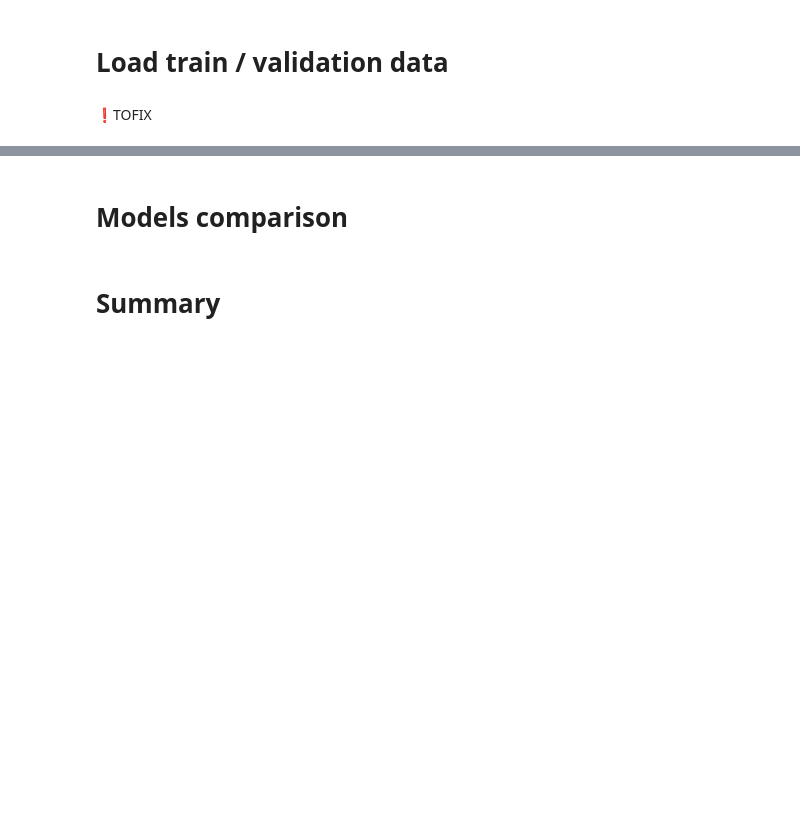
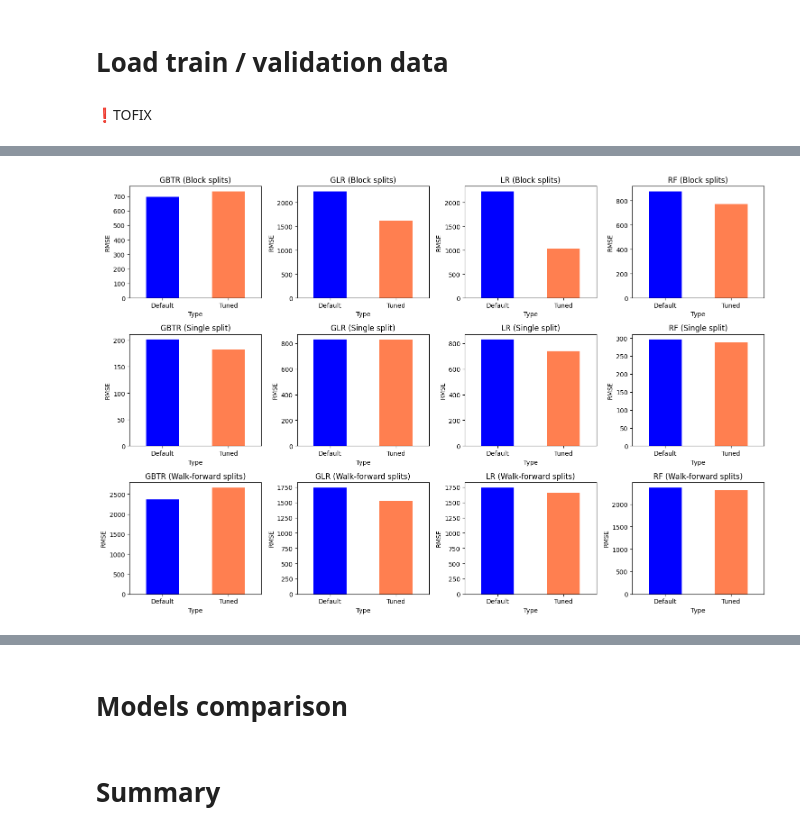
Before and after one commit to CorsiDanilo/bitcoin-price-prediction-with-pyspark, a Jupyter notebook: notebooks/6-final-scores.ipynb, the cells around one changed output, grey strips where cells are left out. Cells and saved outputs as stored; diff of their text form; code cells hidden in the pictures; blank space fills up the shorter version.

Commit message:
Let's display some plots :)

```diff
--- a/notebooks/6-final-scores.ipynb
+++ b/notebooks/6-final-scores.ipynb
@@ -18,7 +18,7 @@ Description: display of final scores and making predictions on the test set with
 # Global constants, dependencies, libraries and tools
 # %%
 # Main constants
-LOCAL_RUNNING = False
+LOCAL_RUNNING = True
 SLOW_OPERATIONS = True # Decide whether or not to use operations that might slow down notebook execution
 ROOT_DIR = "D:/Documents/Repository/BDC/project" if LOCAL_RUNNING else "/content/drive"
 # %%
@@ -194,0 +271,30 @@ train_valid_accuracy
+# %%
+#Plotting parameters
+colors = ['blue', 'coral']
+legend = ["Default", "Tuned"]
+
+# Mapping for type names
+type_mapping = {
+    "default_norm": "Default",
+    "default": "Default",
+    "cross_val": "Tuned",
+    "tuned": "Tuned",
+}
+# %%
+train_valid_results_copy['Type'] = train_valid_results_copy['Type'].replace(type_mapping)
+
+fig, axs = plt.subplots(3, 4, figsize=(15, 10))
+axs = axs.flatten()
+
+grouped = train_valid_results_copy.groupby(['Splitting', 'Model'])
+
+for ((splitting, model), group), ax in zip(grouped, axs):
+    bar_plot = group.plot.bar(x='Type', y='RMSE', ax=ax, title=f'{model} ({splitting})', color=colors, legend=False)
+    bar_plot.set_xticklabels(bar_plot.get_xticklabels(), rotation=0)
+    bar_plot.set_ylabel('RMSE')
+
+
+plt.tight_layout()
+plt.show()
+# %% [output]
+[figure, added]
```
Also changed, not shown: parts of 17 cells of this notebook, 1 other file.
